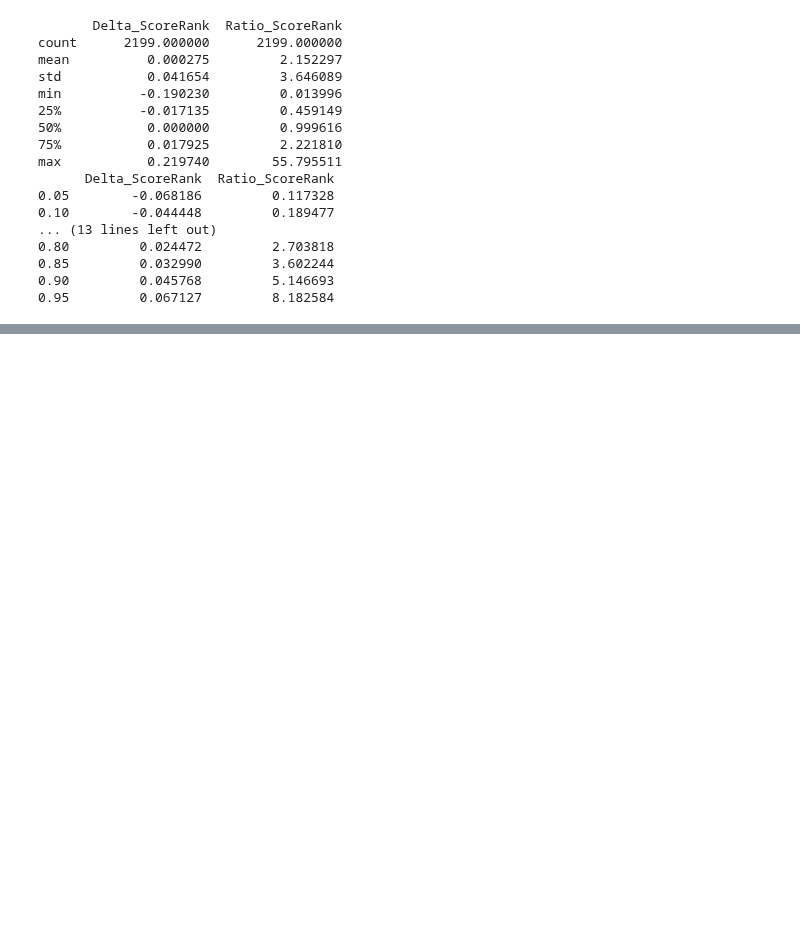
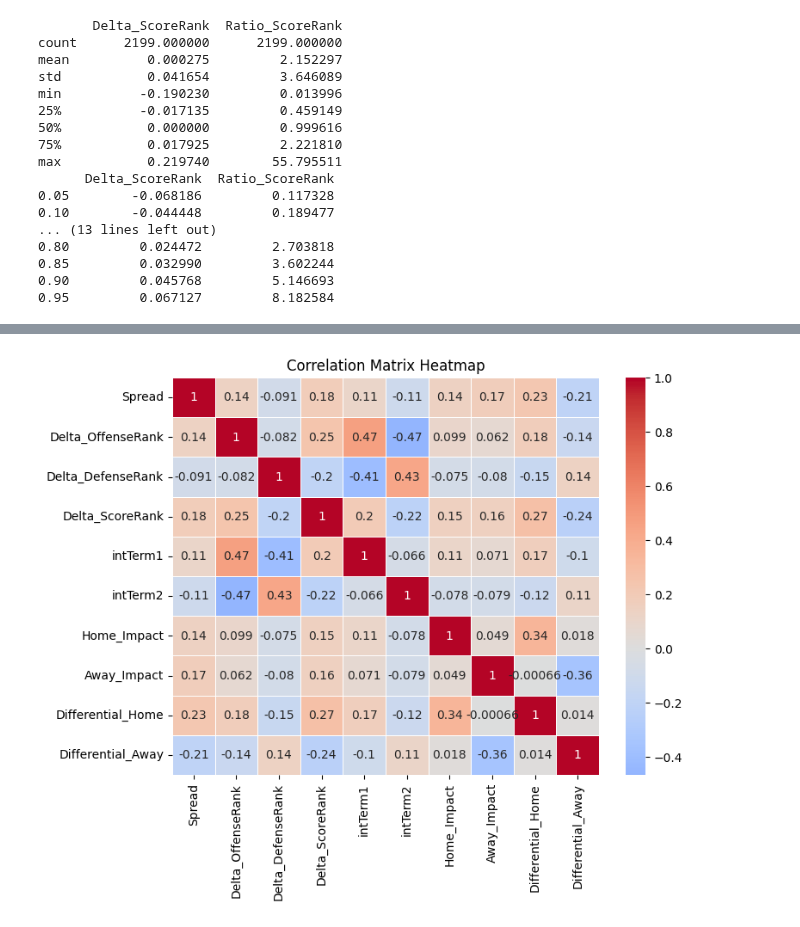
Before and after one commit to mseewaters/beatingtheodds, a Jupyter notebook: src/2. featureprep_pfr.ipynb, the cells around one changed output, grey strips where cells are left out. Drawn from its saved outputs; the diff is of its cells as text; code cells hidden in the pictures; blank space fills up the shorter version.

```diff
--- a/src/2. featureprep_pfr.ipynb
+++ b/src/2. featureprep_pfr.ipynb
@@ -534,0 +698,19 @@ max           0.219740        55.795511
+# %%
+df = merged_played[['Spread',
+                    'Delta_OffenseRank','Delta_DefenseRank', 'Delta_ScoreRank',
+                    'intTerm1', 'intTerm2',
+                    'Home_Impact', 'Away_Impact',
+                    'Differential_Home', 'Differential_Away',
+                    ]]
+
+
+# Calculate the correlation matrix
+corr_matrix = df.corr()
+
+# Create a heatmap
+plt.figure(figsize=(8, 6))
+sns.heatmap(corr_matrix, annot=True, cmap='coolwarm', center=0, linewidths=0.5)
+plt.title('Correlation Matrix Heatmap')
+plt.show()
+# %% [output]
+[figure, added]
```
Also changed, not shown: parts of 8 cells of this notebook, 1 other file.
